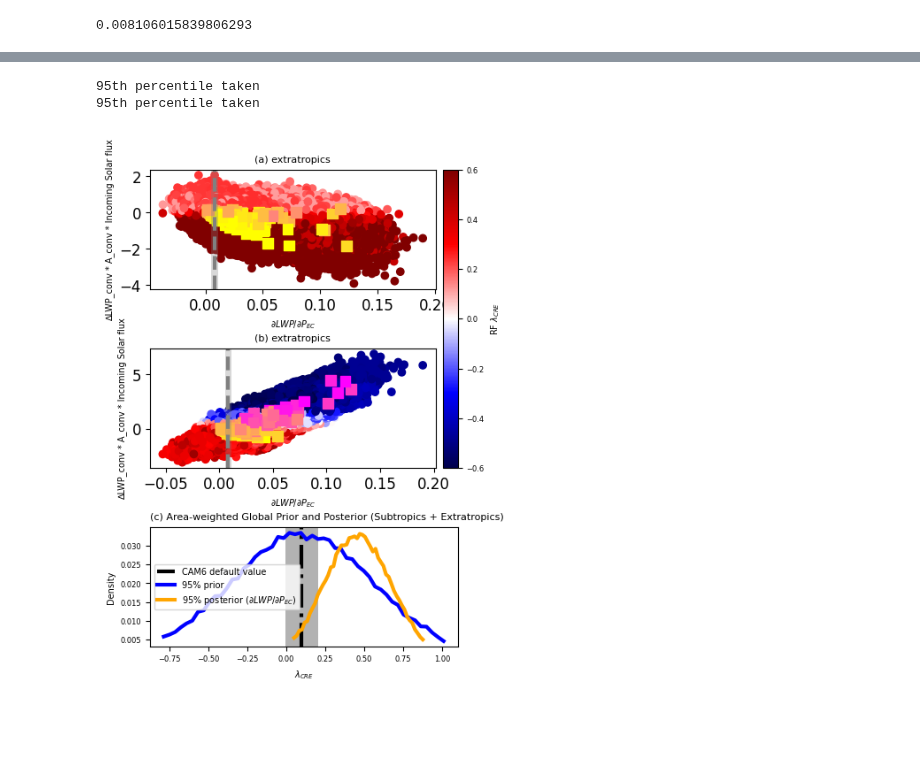
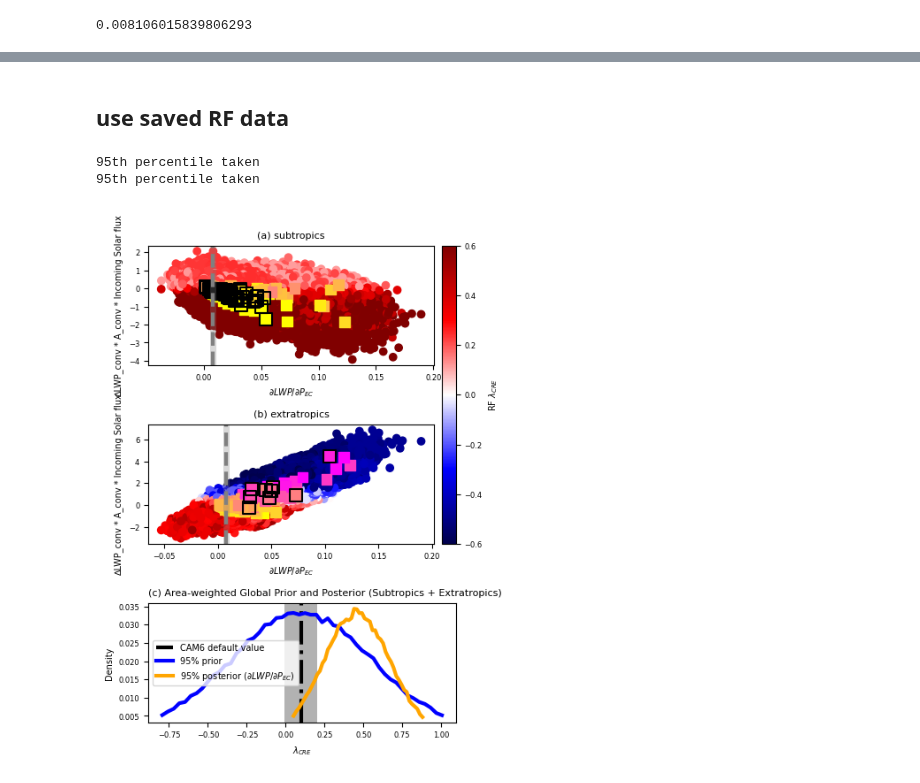
Before and after one commit to wgh-private/globalFB_precipeff, a Jupyter notebook: finalwork.ipynb, the cells around one changed output, grey strips where cells are left out. Drawn from its saved outputs; the diff is of its cells as text; code cells hidden in the pictures; blank space fills up the shorter version.

```diff
--- a/finalwork.ipynb
+++ b/finalwork.ipynb
@@ -1187,13 +683,44 @@ MAE: 0.06586681283230522
+# %% [markdown]
+## use saved RF data
+# %%
+data = np.load('final_figures/RF_results.npz', allow_pickle=True)
+PPE_prior = data['PPE_prior']
+RF_prior = data['RF_prior']
+RF_posterior = data['RF_posterior']
+runs = data['runs']
+constrain_arr = data['constrain_arr']
 # %%
-import matplotlib.pyplot as plt
 import matplotlib.gridspec as gridspec
-import cartopy.crs as ccrs
-import cartopy.feature as cfeature
-import numpy as np
 import scipy.stats as stats
 
+prior_means = [np.nanmean(i) for i in RF_prior]
+prior_stds  = [np.nanstd(i)  for i in RF_prior]
+post_means  = [np.nanmean(i) for i in RF_posterior]
+post_stds   = [np.nanstd(i)  for i in RF_posterior]
+
+lat_bounds = [(20, 50), (50, 90)]
+weights = [np.sin(np.radians(max_lat)) - np.sin(np.radians(min_lat)) for min_lat, max_lat in lat_bounds]
+weights = np.array(weights) / np.sum(weights)
+
+n_samples_global = 100000
+
+prior_samples = []
+for i in range(len(prior_means)):
+    samples = np.random.normal(prior_means[i], prior_stds[i], int(weights[i] * n_samples_global))
+    prior_samples.append(samples)
+global_prior_samples = np.concatenate(prior_samples)
+
+post_samples = []
+for i in range(len(prior_means)):
+    samples = np.random.normal(post_means[i], post_stds[i], int(weights[i] * n_samples_global))
+    post_samples.append(samples)
+global_post_samples = np.concatenate(post_samples)
+
+lat_ranges = [(20, 50, 'subtropics'), (50, 90, 'extratropics')]
+regimes = ['subtropics', 'extratropics']
 # Set figure width to 8.7 cm (3.43 inches) — PNAS single-column width
 fig = plt.figure(figsize=(11.4/2.54, 7))  # Adjust height as needed
+title_num = ['(a) ', '(b) ', '(c) ']
 # fig, axs = plt.subplots(3, 1, figsize=(11.4/2.54, 12))  # 17.8 cm width converted to inches
 
 # GridSpec: 3 rows, 2 columns (right column reserved for shared colorbar on top row)
@@ -1209,6 +736,7 @@ for ax_n in range(2):
     ax = fig.add_subplot(gs[ax_n, 0])
     g = nums[ax_n][0]
     d = nums[ax_n][1]
+    regime = regimes[ax_n]
 
     # cbar_img = axs[idx].scatter(X_new[:,0], X_new[:,1]*X_new[:,2]*X_new[:,3], c=P_new, cmap='seismic', vmin=-0.6, vmax=0.6)
     # axs[idx].scatter(x_p, y_p, c=c_p, cmap='spring', marker='s', s=72, vmin=-0.6, vmax=0.6)
@@ -1223,14 +751,21 @@ for ax_n in range(2):
     img = ax.scatter(temp[0], temp[1], c=temp[2],
                      cmap='seismic', vmin=-0.6, vmax=0.6)
     p_temp = PPE_prior[ax_n]
-    p_img = ax.scatter(p_temp[0], p_temp[1], c=p_temp[2],
+    x_p = xr.DataArray(p_temp[0], dims=['runs'], coords={'runs': runs})
+    y_p = xr.DataArray(p_temp[1], dims=['runs'], coords={'runs': runs})
+    c_p = xr.DataArray(p_temp[2], dims=['runs'], coords={'runs': runs})
+
+    p_img = ax.scatter(x_p, y_p, c=c_p,
                         cmap='spring', marker='s', s=72, vmin=-0.6, vmax=0.6)
-    # axs.scatter(x_p.sel(runs=constrained), y_p.sel(runs=constrained), edgecolor='black', facecolor='none', marker='s', s=100, linewidth=1.5)
+    constrained = constrain_arr[ax_n]
+    ax.scatter(x_p.sel(runs=constrained), y_p.sel(runs=constrained),
+               edgecolor='black', facecolor='none', marker='s', s=100, linewidth=1.5)
     ax.axvline(x=obs_pe_metric, color='grey', linestyle='--')
     ax.axvspan(lower_pe_metric, upper_pe_metric, facecolor='grey', alpha=0.3)
     ax.set_xlabel(xtitle, fontsize=label_fontsize)
     ax.set_ylabel('∆LWP_conv * A_conv * Incoming Solar flux', fontsize=label_fontsize)
     ax.set_title(title_num[ax_n]+regime, fontsize=title_fontsize)
+    ax.tick_params(axis='both', labelsize=tick_fontsize)
 
 
 # --- Shared vertical colorbar for the two maps ---
@@ -1246,31 +781,31 @@ ax_scatter.axvspan(default[0]-1.96*default_sem[0], default[0]+1.96*default_sem[0
 bin_centers, hist = plot_pdfs_diff(global_prior_samples, 50)
 ax_scatter.plot(bin_centers, hist, label='95% prior', color='b')
 bin_centers, hist = plot_pdfs_diff(global_post_samples, 50)
 ax_scatter.plot(bin_centers, hist, label='95% posterior ('+xtitle+')', color='orange')
 ax_scatter.legend(fontsize=label_fontsize)
 
 ax_scatter.set_xlabel('$\\lambda_{CRE}$', fontsize=label_fontsize)
 ax_scatter.set_ylabel('Density', fontsize=label_fontsize)
 ax_scatter.set_title(title_num[2]+'Area-weighted Global Prior and Posterior (Subtropics + Extratropics)',
                      loc='left', fontsize=title_fontsize)
 ax_scatter.tick_params(axis='both', labelsize=tick_fontsize)
 
 # axs[2].axvline(default[0], color='black', linestyle='-.', label='CAM6 default value')
 # axs[2].axvspan(default[0]-1.96*default_sem[0], default[0]+1.96*default_sem[0], facecolor='black', alpha=0.3)
 # bin_centers, hist = plot_pdfs_diff(global_prior_samples, 50)
 # axs[2].plot(bin_centers, hist, label='95% prior', color='b')
 # bin_centers, hist = plot_pdfs_diff(global_post_samples, 50)
 # axs[2].plot(bin_centers, hist, label='95% posterior ('+xtitle+')', color='orange')
 # axs[2].legend()
 # axs[2].set_xlabel('$\\lambda_{CRE}$', fontsize=label_fontsize)
 # axs[2].set_ylabel('Density', fontsize=label_fontsize)
 # axs[2].set_title(title_num[2]+'Area-weighted Global Prior and Posterior (Subtropics + Extratropics)', fontsize=label_fontsize)
 
 # plt.tight_layout()
 plt.savefig('final_figures/constraint.png',
             bbox_inches='tight', facecolor='white', dpi=600)
 plt.show()
 # %% [output]
 95th percentile taken
 95th percentile taken
-[figure, old version]
+[figure, new version]
```
Also changed, not shown: parts of 13 cells of this notebook.
